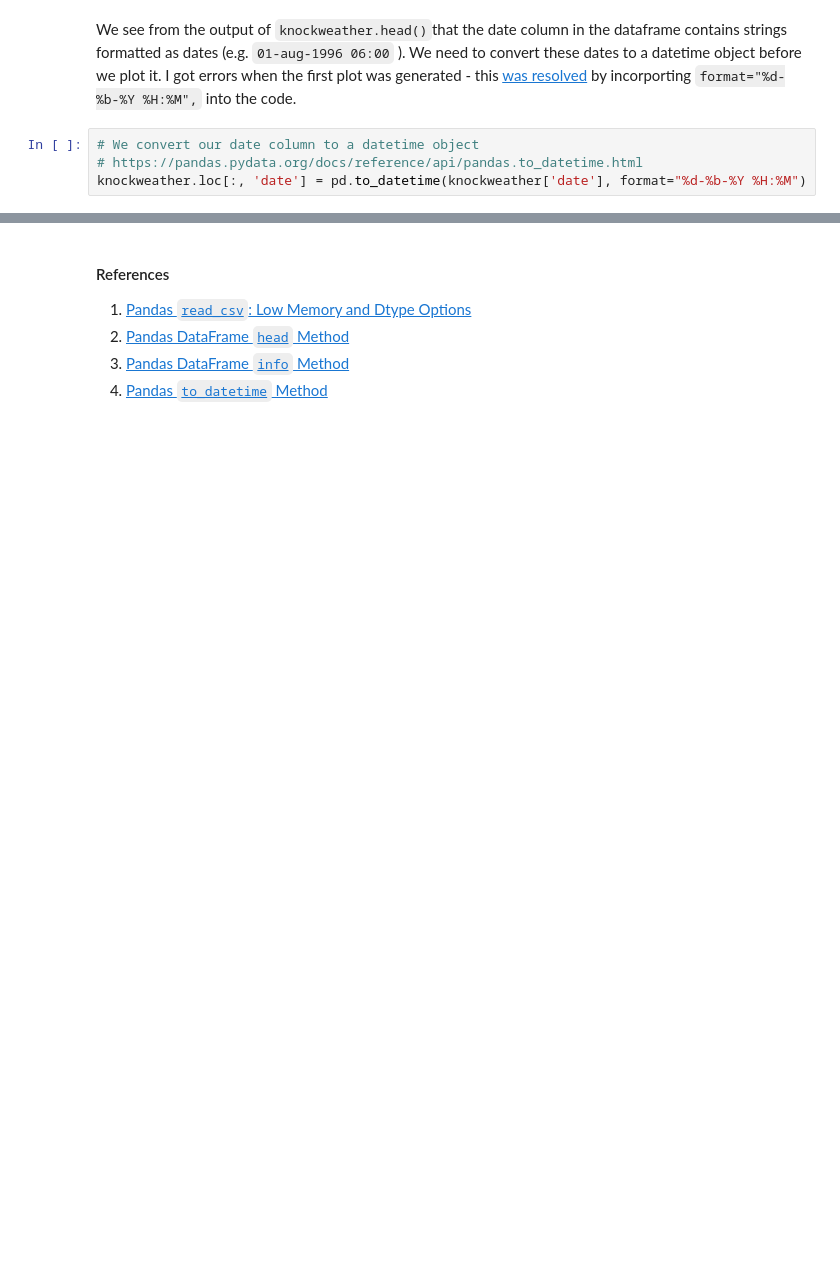
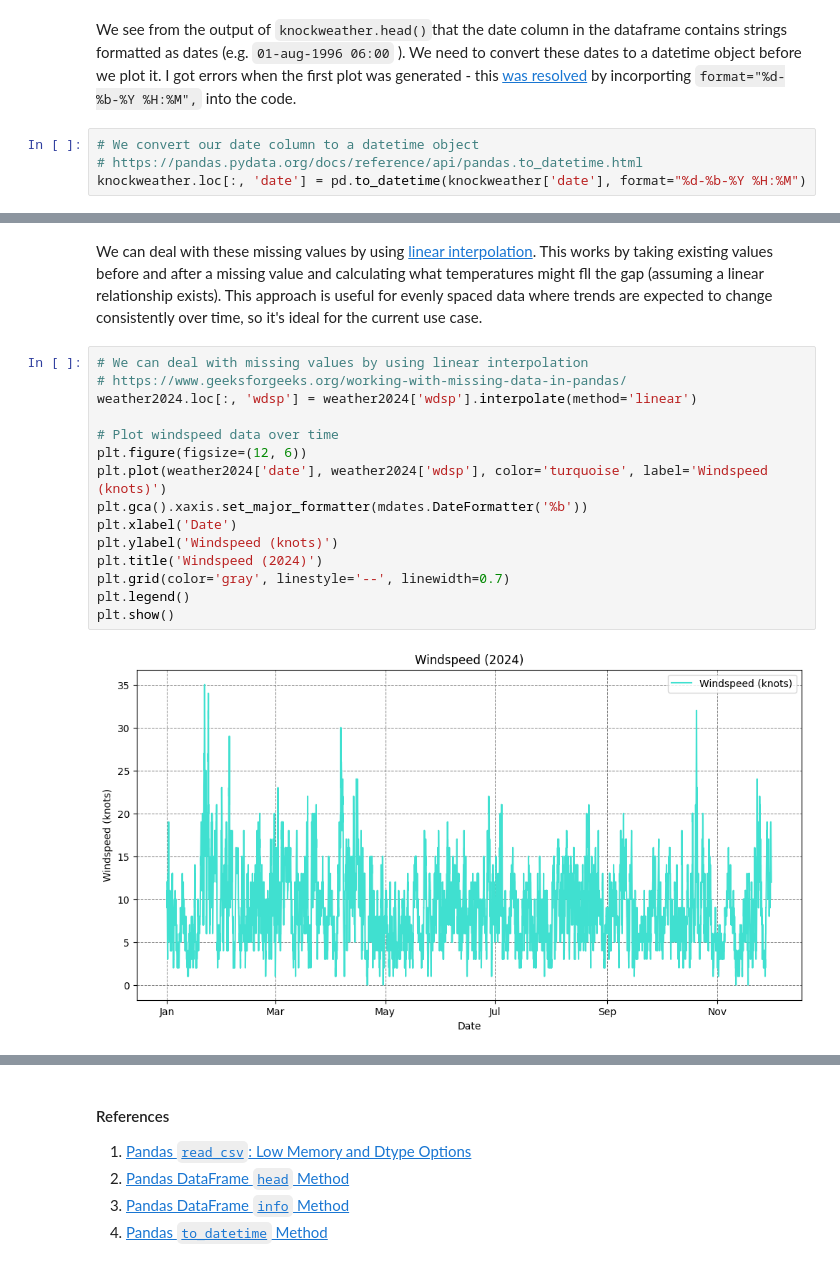
Before and after one commit to miriamroddy/PFDA, a Jupyter notebook: Assignments/assignment_6_Weather.ipynb, the cells around one changed output, grey strips where cells are left out. Cells and saved outputs as stored; diff of their text form; blank space fills up the shorter version.

```diff
--- a/Assignments/assignment_6_Weather.ipynb
+++ b/Assignments/assignment_6_Weather.ipynb
@@ -194,0 +263,19 @@ plt.show()
+# %% [markdown]
+We can deal with these missing values by using [linear interpolation](https://www.geeksforgeeks.org/working-with-missing-data-in-pandas/). This works by taking existing values before and after a missing value and calculating what temperatures might fll the gap (assuming a linear relationship exists). This approach is useful for evenly spaced data where trends are expected to change consistently over time, so it's ideal for the current use case.
+# %%
+# We can deal with missing values by using linear interpolation
+# https://www.geeksforgeeks.org/working-with-missing-data-in-pandas/
+weather2024.loc[:, 'wdsp'] = weather2024['wdsp'].interpolate(method='linear')
+
+# Plot windspeed data over time
+plt.figure(figsize=(12, 6))
+plt.plot(weather2024['date'], weather2024['wdsp'], color='turquoise', label='Windspeed (knots)')
+plt.gca().xaxis.set_major_formatter(mdates.DateFormatter('%b'))
+plt.xlabel('Date')
+plt.ylabel('Windspeed (knots)')
+plt.title('Windspeed (2024)')
+plt.grid(color='gray', linestyle='--', linewidth=0.7)
+plt.legend()
+plt.show()
+# %% [output]
+[figure, added]
```
Also changed, not shown: parts of 32 cells of this notebook.
